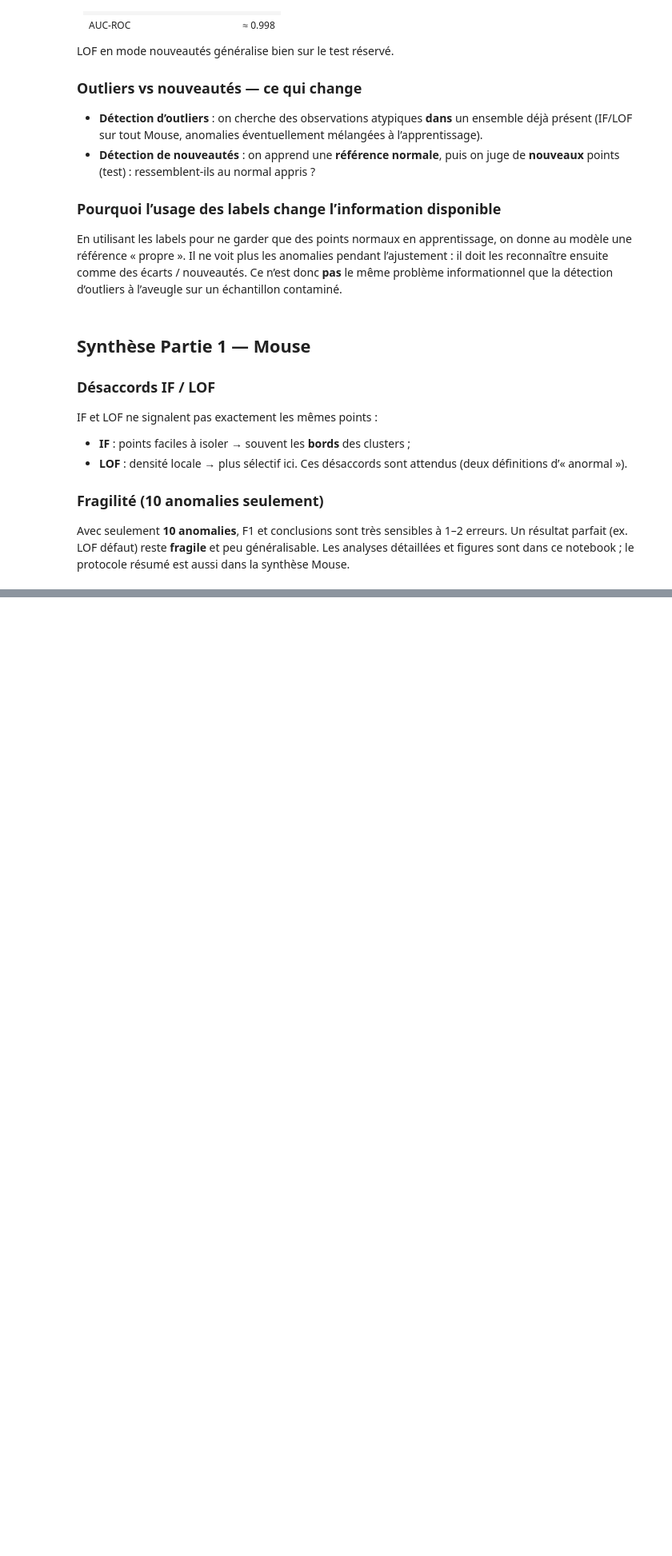
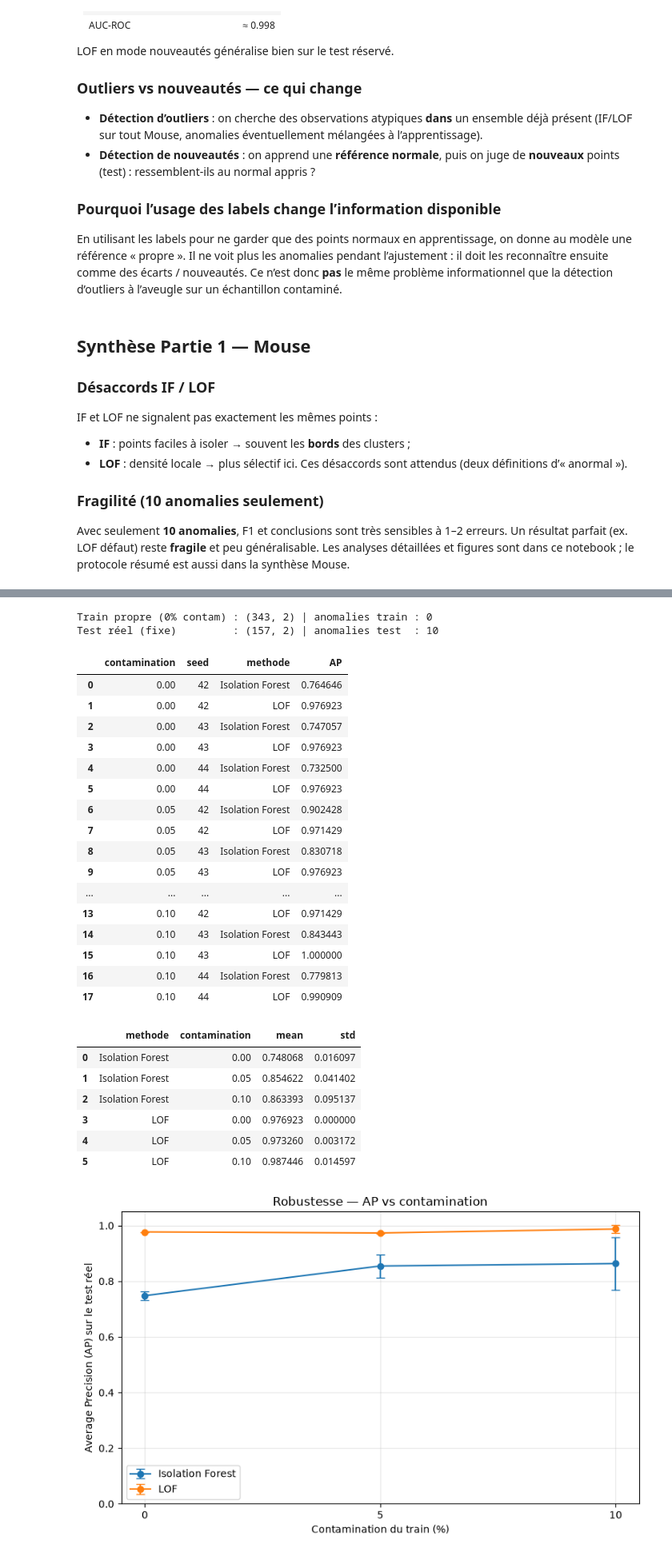
Before and after one commit to HananeDjouadi/TP-Anomalie-ML, a Jupyter notebook: notebook/mouse.ipynb, the cells around one changed output, grey strips where cells are left out. Shown at 80% size. Saved outputs shown, nothing was run; the diff lists cells and outputs as text; code cells hidden in the pictures; blank space fills up the shorter version.

Commit message:
ajout d ela qst 1 de la partie 5

```diff
--- a/notebook/mouse.ipynb
+++ b/notebook/mouse.ipynb
@@ -310,0 +348,66 @@ Les analyses détaillées et figures sont dans ce notebook ; le protocole résum
+# %%
+import importlib
+import utils_mouse
+import utils_partie5
+importlib.reload(utils_mouse)
+importlib.reload(utils_partie5)
+
+from utils_mouse import load_mouse, split_novelty_mouse
+from utils_partie5 import (
+    run_contamination_experiment,
+    summarize_ap,
+    plot_ap_vs_contamination,
+    contaminate_train,
+    generate_synthetic_anomalies,
+)
+
+# 1) Données Mouse + même logique nouveautés (test réel réservé)
+X_mouse, y_mouse = load_mouse("../data/mouse.txt")
+X_train_clean, y_train_clean, X_test, y_test = split_novelty_mouse(
+    X_mouse, y_mouse, test_size_normal=0.3, random_state=42
+)
+
+print("Train propre (0% contam) :", X_train_clean.shape, "| anomalies train :", int(y_train_clean.sum()))
+print("Test réel (fixe)         :", X_test.shape, "| anomalies test  :", int(y_test.sum()))
+
+# 2) Expérience : 0 / 5 / 10 % × 3 seeds × IF/LOF
+df_res = run_contamination_experiment(
+    X_train_clean, X_test, y_test,
+    rates=(0.0, 0.05, 0.10),
+    seeds=(42, 43, 44),
+    scale=3.0,  # générateur : moyenne + 3*std*N(0,1)
+)
+display(df_res)
+
+df_sum = summarize_ap(df_res)
+display(df_sum)
+
+plot_ap_vs_contamination(df_sum)
+# %% [output]
+Train propre (0% contam) : (343, 2) | anomalies train : 0
+Test réel (fixe)         : (157, 2) | anomalies test  : 10
+|  | contamination | seed | methode | AP |
+| 0 | 0.00 | 42 | Isolation Forest | 0.764646 |
+| 1 | 0.00 | 42 | LOF | 0.976923 |
+| 2 | 0.00 | 43 | Isolation Forest | 0.747057 |
+| 3 | 0.00 | 43 | LOF | 0.976923 |
+| 4 | 0.00 | 44 | Isolation Forest | 0.732500 |
+| 5 | 0.00 | 44 | LOF | 0.976923 |
+| 6 | 0.05 | 42 | Isolation Forest | 0.902428 |
+| 7 | 0.05 | 42 | LOF | 0.971429 |
+| 8 | 0.05 | 43 | Isolation Forest | 0.830718 |
+| 9 | 0.05 | 43 | LOF | 0.976923 |
+| ... | ... | ... | ... | ... |
+| 13 | 0.10 | 42 | LOF | 0.971429 |
+| 14 | 0.10 | 43 | Isolation Forest | 0.843443 |
+| 15 | 0.10 | 43 | LOF | 1.000000 |
+| 16 | 0.10 | 44 | Isolation Forest | 0.779813 |
+| 17 | 0.10 | 44 | LOF | 0.990909 |
+|  | methode | contamination | mean | std |
+| 0 | Isolation Forest | 0.00 | 0.748068 | 0.016097 |
+| 1 | Isolation Forest | 0.05 | 0.854622 | 0.041402 |
+| 2 | Isolation Forest | 0.10 | 0.863393 | 0.095137 |
+| 3 | LOF | 0.00 | 0.976923 | 0.000000 |
+| 4 | LOF | 0.05 | 0.973260 | 0.003172 |
+| 5 | LOF | 0.10 | 0.987446 | 0.014597 |
+[figure, added]
```
Also changed, not shown: parts of 10 cells of this notebook, 1 other file.
